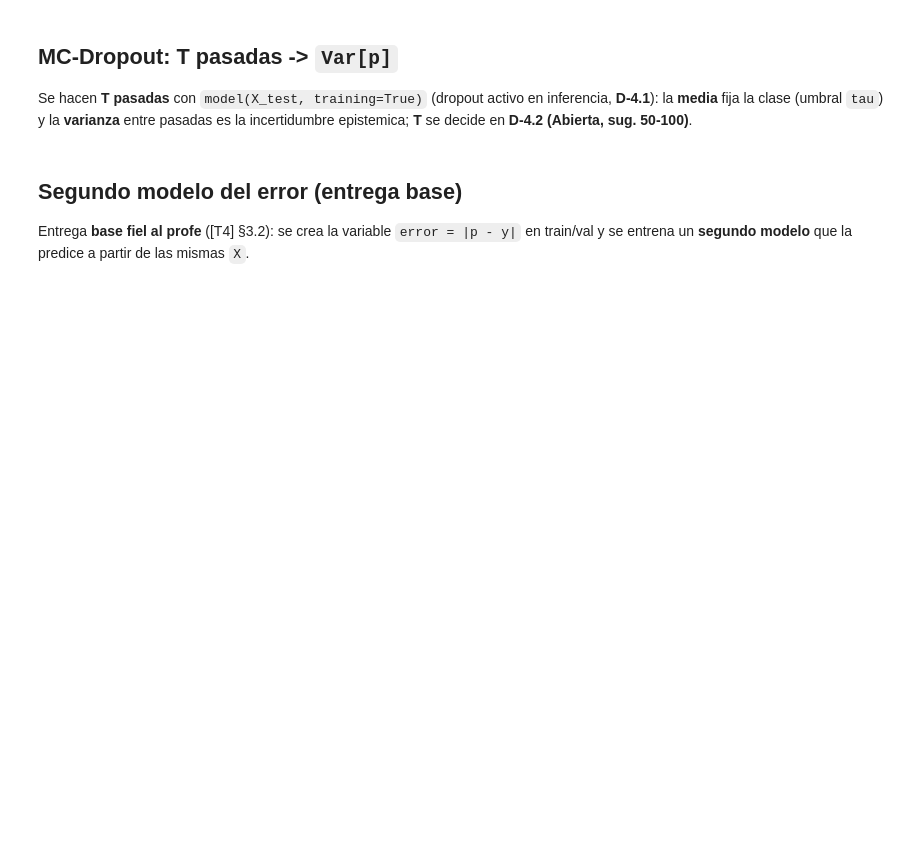
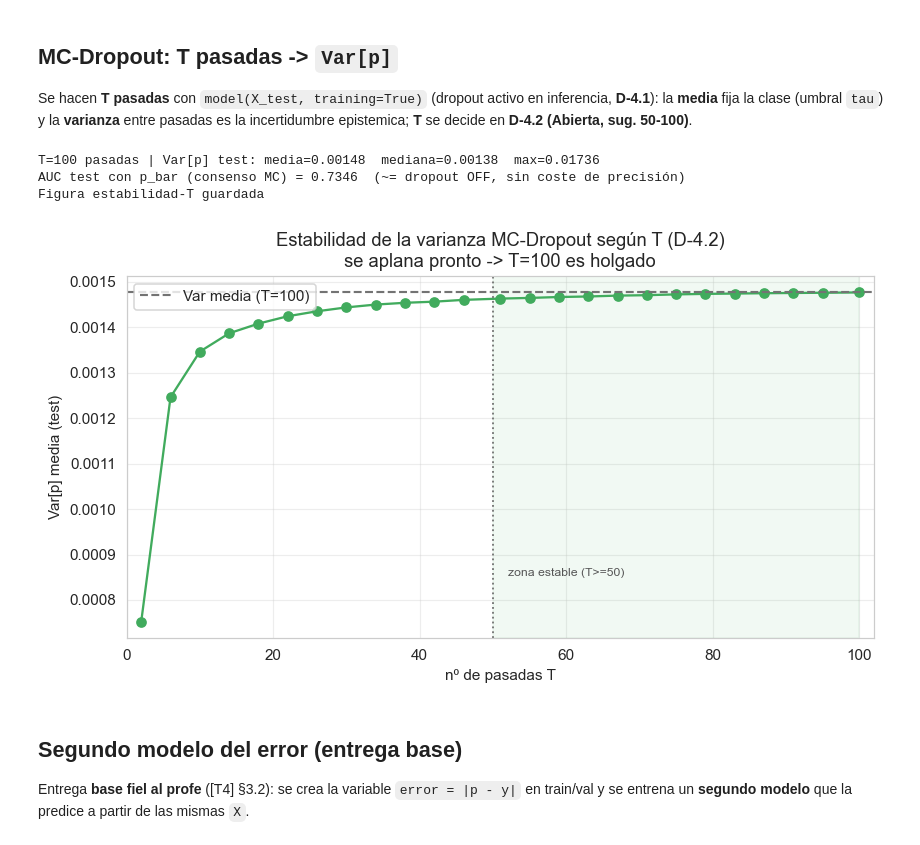
Before and after one commit to Romequinco/TALLER_FAIR_CREDIT_MODEL, a Jupyter notebook: notebooks/07_tarea4_incertidumbre.ipynb, the cells around one changed output. Cells and saved outputs as stored; diff of their text form; code cells hidden in the pictures; blank space fills up the shorter version.

```diff
--- a/notebooks/07_tarea4_incertidumbre.ipynb
+++ b/notebooks/07_tarea4_incertidumbre.ipynb
@@ -151,8 +177,32 @@ Se hacen **T pasadas** con `model(X_test, training=True)` (dropout activo en inf
 **D-4.1**): la **media** fija la clase (umbral `tau`) y la **varianza** entre pasadas es la
 incertidumbre epistemica; **T** se decide en **D-4.2 (Abierta, sug. 50-100)**.
 # %%
-# TODO: en src/uncertainty.py -- mc_dropout_predict(model, X, T, tau):
-#       T veces model(X_test, training=True); media -> clase (tau), varianza -> incertidumbre; T por D-4.2
+# === MC-Dropout: T pasadas -> Var[p]  (D-4.1, D-4.2) ===
+from src import uncertainty; importlib.reload(uncertainty)
+T_MAX = 100                                   # D-4.2: sug. 50-100; usamos 100 y comprobamos estabilidad
+mc = uncertainty.mc_dropout_predict(modelo, Xte, T=T_MAX, tau=0.5, seed=RNG)
+p_bar, var_p = mc["p_bar"], mc["var"]
+print(f"T={T_MAX} pasadas | Var[p] test: media={var_p.mean():.5f}  mediana={np.median(var_p):.5f}  max={var_p.max():.5f}")
+print(f"AUC test con p_bar (consenso MC) = {roc_auc_score(yte, p_bar):.4f}  (~= dropout OFF, sin coste de precisión)")
+
+# D-4.2: la varianza media se estabiliza al crecer T? (no hace falta reentrenar)
+ts, var_media = uncertainty.estabilidad_T(mc["preds"])
+fig, ax = plt.subplots(figsize=(7.8, 4.4))
+ax.axvspan(50, T_MAX, color=COLOR_ACENTO, alpha=0.07)                 # zona estable
+ax.plot(ts, var_media, "o-", color=COLOR_ACENTO)
+ax.axvline(50, color="#737373", ls=":", lw=1.2)
+ax.axhline(var_p.mean(), ls="--", color="#737373", lw=1.4, label=f"Var media (T={T_MAX})")
+ax.annotate("zona estable (T>=50)", xy=(52, var_media.min() + 0.0001), fontsize=8, color="#555")
+ax.set_xlabel("nº de pasadas T"); ax.set_ylabel("Var[p] media (test)")
+ax.set_title("Estabilidad de la varianza MC-Dropout según T (D-4.2)\nse aplana pronto -> T=100 es holgado")
+ax.set_xlim(0, T_MAX + 2); ax.legend(frameon=True); ax.grid(True, alpha=.35); fig.tight_layout()
+fig.savefig(FIG_DIR / "07_incert__estabilidad_T.png", bbox_inches="tight", dpi=150)
+print("Figura estabilidad-T guardada"); plt.show()
+# %% [output]
+T=100 pasadas | Var[p] test: media=0.00148  mediana=0.00138  max=0.01736
+AUC test con p_bar (consenso MC) = 0.7346  (~= dropout OFF, sin coste de precisión)
+Figura estabilidad-T guardada
+[figure, added]
 # %% [markdown]
 ## Segundo modelo del error (entrega base)
 
```
Also changed, not shown: parts of 9 cells of this notebook, 15 other files.
